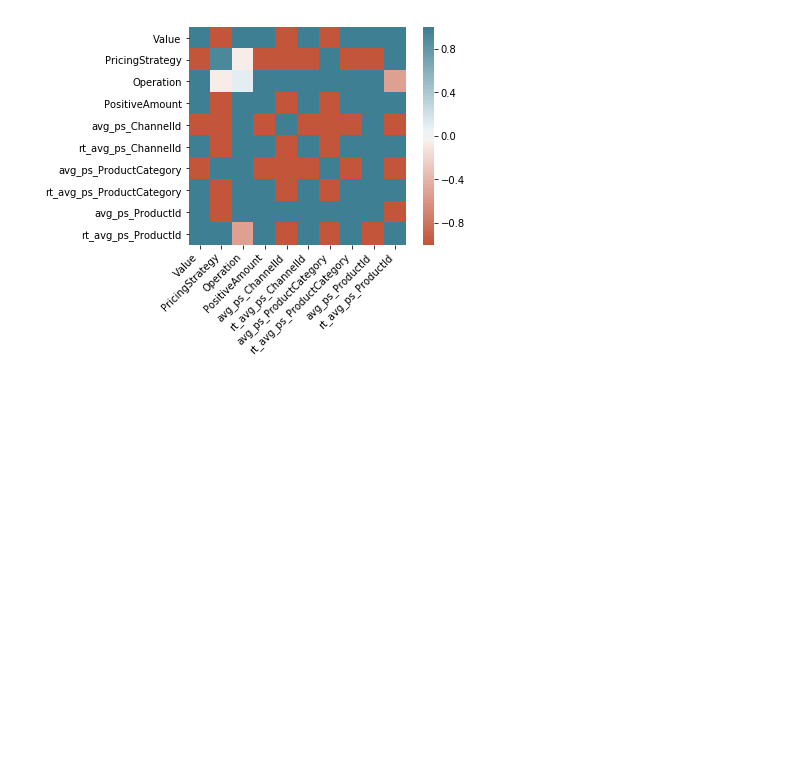
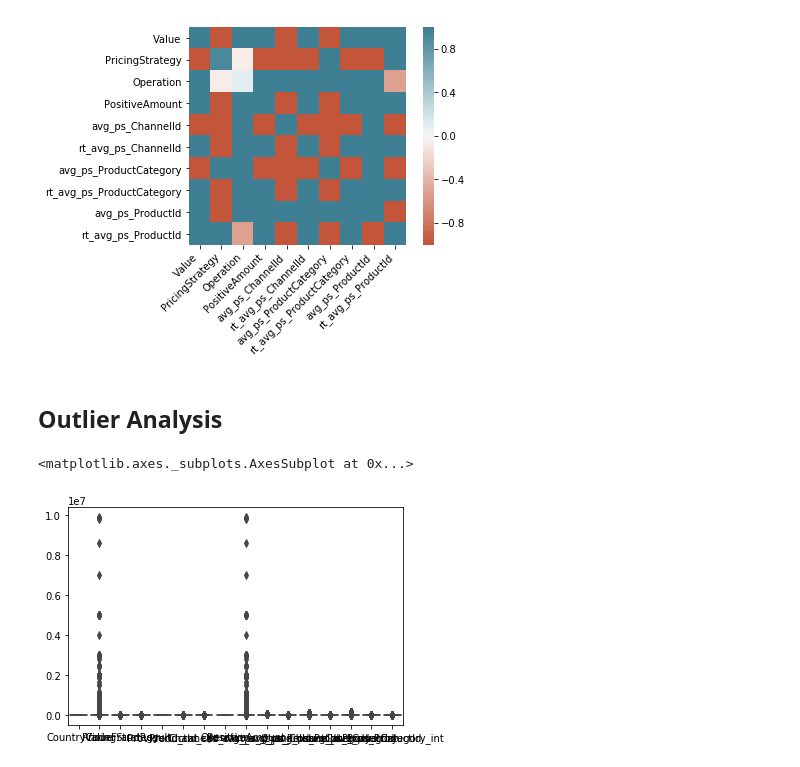
Before and after one commit to fernandojunior/financial-fraud-detection, a Jupyter notebook: src/Fraud_Detection_Xente.ipynb, the cells around one changed output. Cells and saved outputs as stored; diff of their text form; code cells hidden in the pictures; blank space fills up the shorter version.

```diff
--- a/src/Fraud_Detection_Xente.ipynb
+++ b/src/Fraud_Detection_Xente.ipynb
@@ -611,3 +620,10 @@ cov_
 | avg_ps_ProductId | 1.275818e+09 | -1396.425052 | 865.712011 | 1.272398e+09 | 7.610007e+06 | 1.024895e+05 | ... |
 | rt_avg_ps_ProductId | 1.909841e+08 | 1.031706 | -0.518089 | 1.910669e+08 | -2.363180e+04 | 2.275738e+04 | ... |
 [figure]
+# %% [markdown]
+## Outlier Analysis
+# %%
+sns.boxplot(data=fraud_data.toPandas())
+# %% [output]
+<matplotlib.axes._subplots.AxesSubplot at 0x...>
+[figure, added]
```
Also changed, not shown: parts of 45 cells of this notebook.
